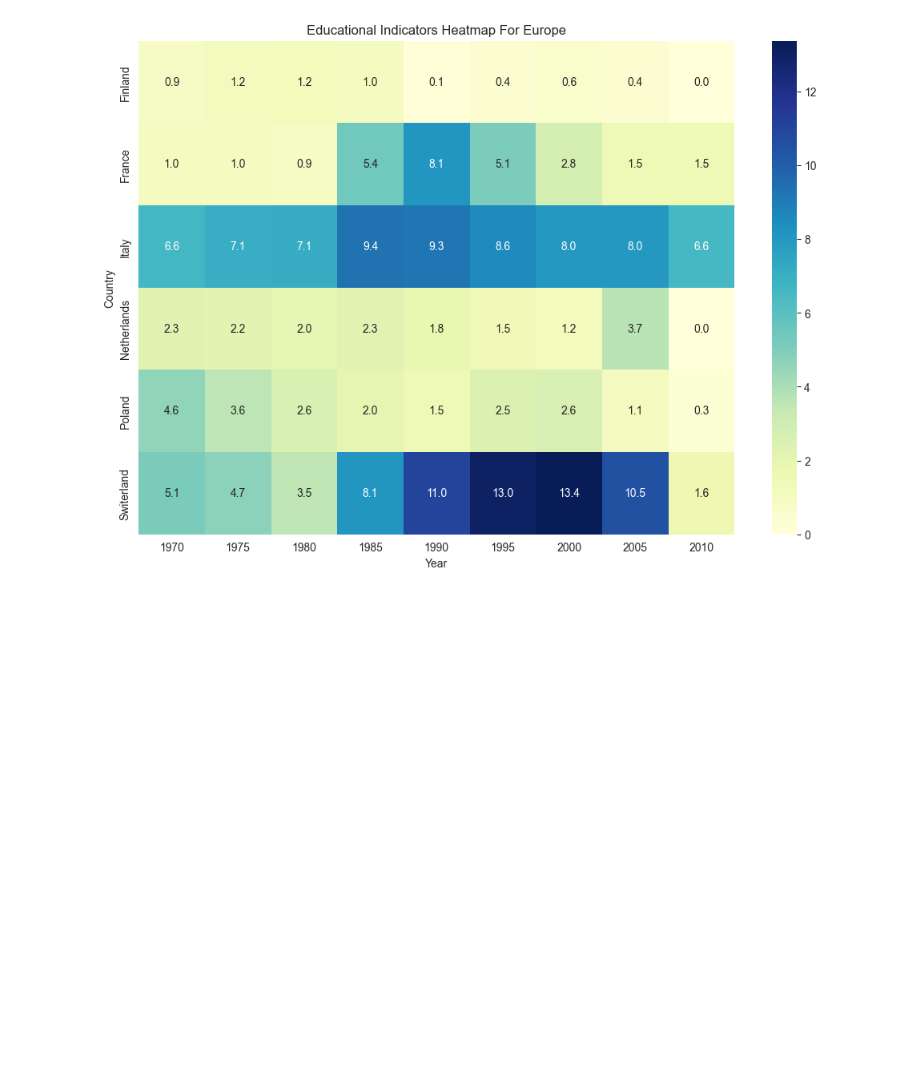
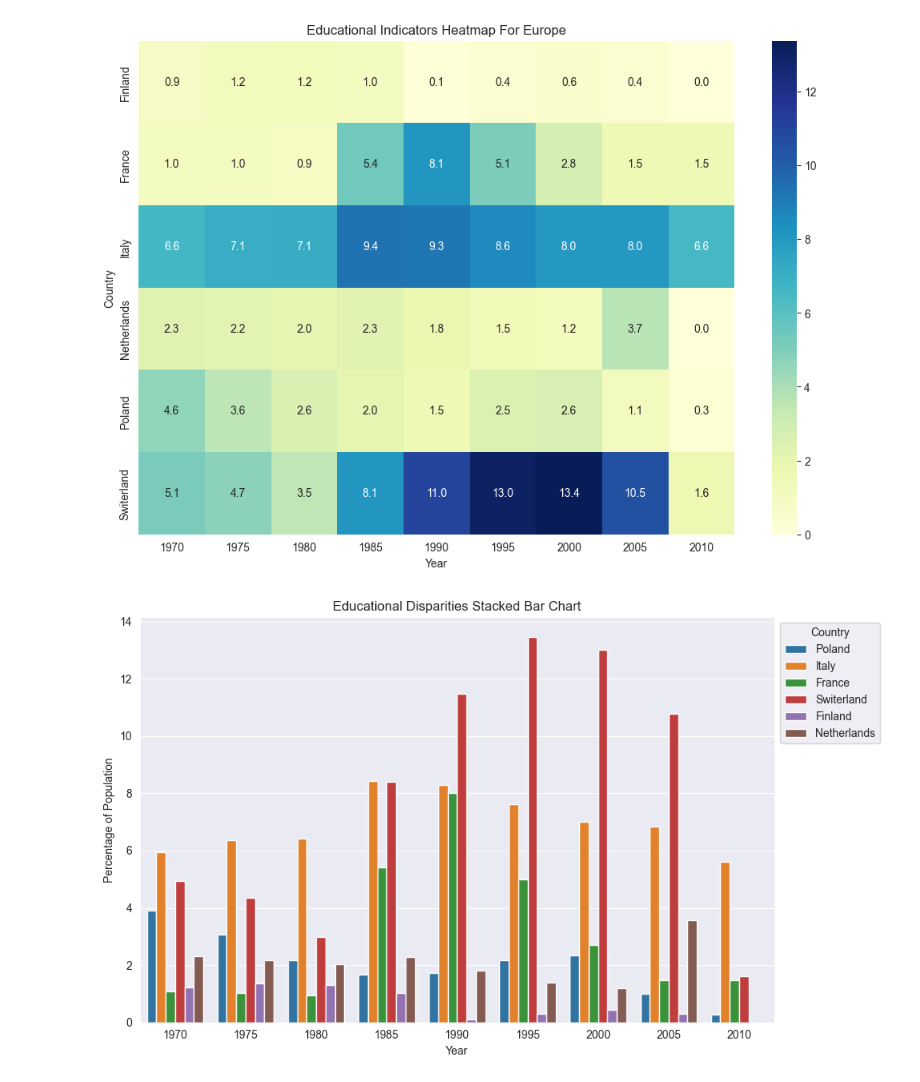
Before and after one commit to DuQer/HealthEducationVisualization, a Jupyter notebook: main.ipynb, the cells around one changed output. Saved outputs shown, nothing was run; the diff lists cells and outputs as text; code cells hidden in the pictures; blank space fills up the shorter version.

Commit message:
Added educational disparities stacked bar chart

```diff
--- a/main.ipynb
+++ b/main.ipynb
@@ -120,3 +120,26 @@ plt.title('Educational Indicators Heatmap For Europe')
 plt.show()
 # %% [output]
 [figure]
+# %%
+selected_countries = ['poland', 'italy', 'france', 'switerland', 'finland', 'netherlands']
+selected_indicators = ['BAR.NOED.15UP.ZS', 'BAR.NOED.15UP.FE.ZS']
+
+data = []
+
+for country in selected_countries:
+    for indicator_code in selected_indicators:
+        df_country_indicator = lista[country][lista[country]['Indicator Code'] == indicator_code]
+        data.extend(list(zip(df_country_indicator['Year'].dt.year, [country.capitalize()] * len(df_country_indicator), df_country_indicator['Value'], [indicator_code] * len(df_country_indicator))))
+
+df_stacked_bar_data = pd.DataFrame(data, columns=['Year', 'Country', 'Value', 'Indicator Code'])
+
+plt.figure(figsize=(10, 6))
+sns.barplot(x='Year', y='Value', hue='Country', data=df_stacked_bar_data, estimator=sum, errorbar=None)
+plt.xlabel('Year')
+plt.ylabel('Percentage of Population')
+plt.title('Educational Disparities Stacked Bar Chart')
+plt.legend(title='Country', bbox_to_anchor=(1, 1))
+plt.tight_layout()
+plt.show()
+# %% [output]
+[figure, added]
```
